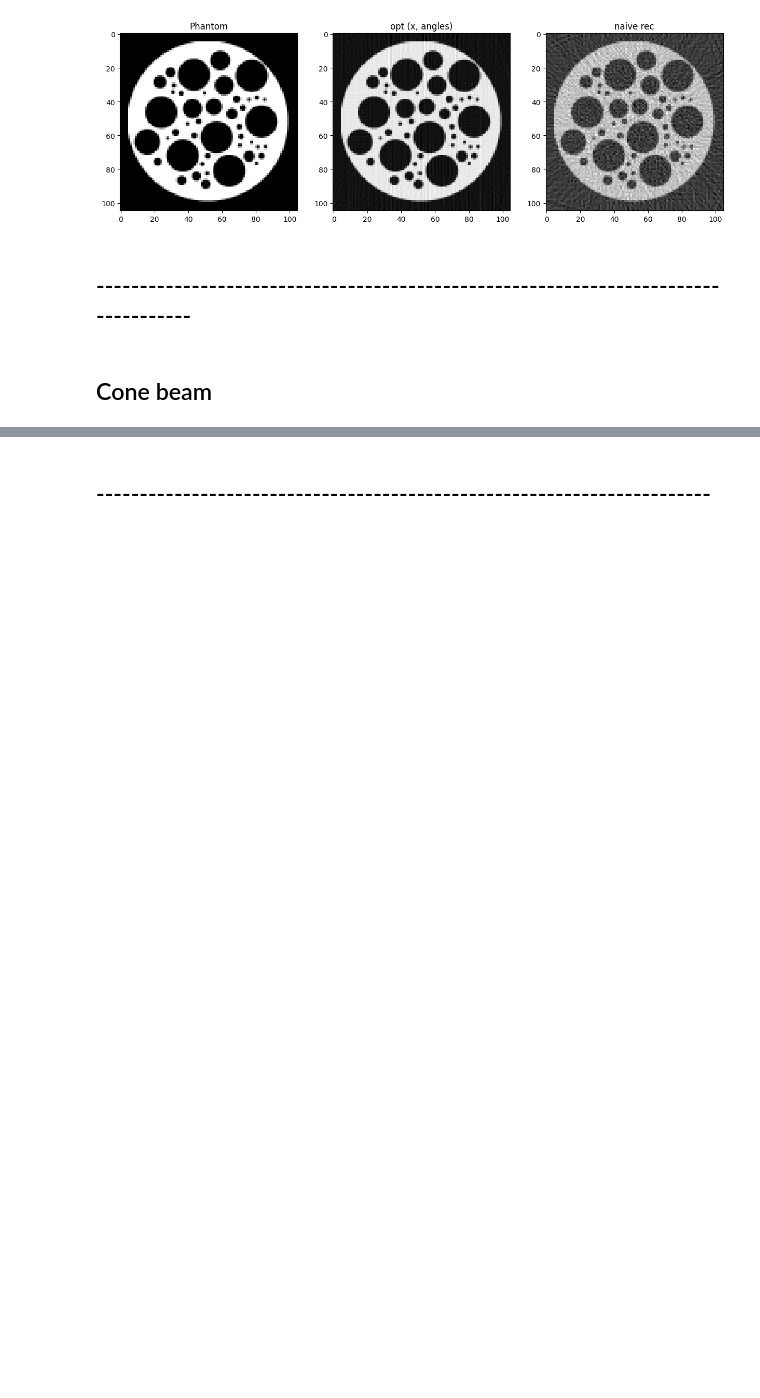
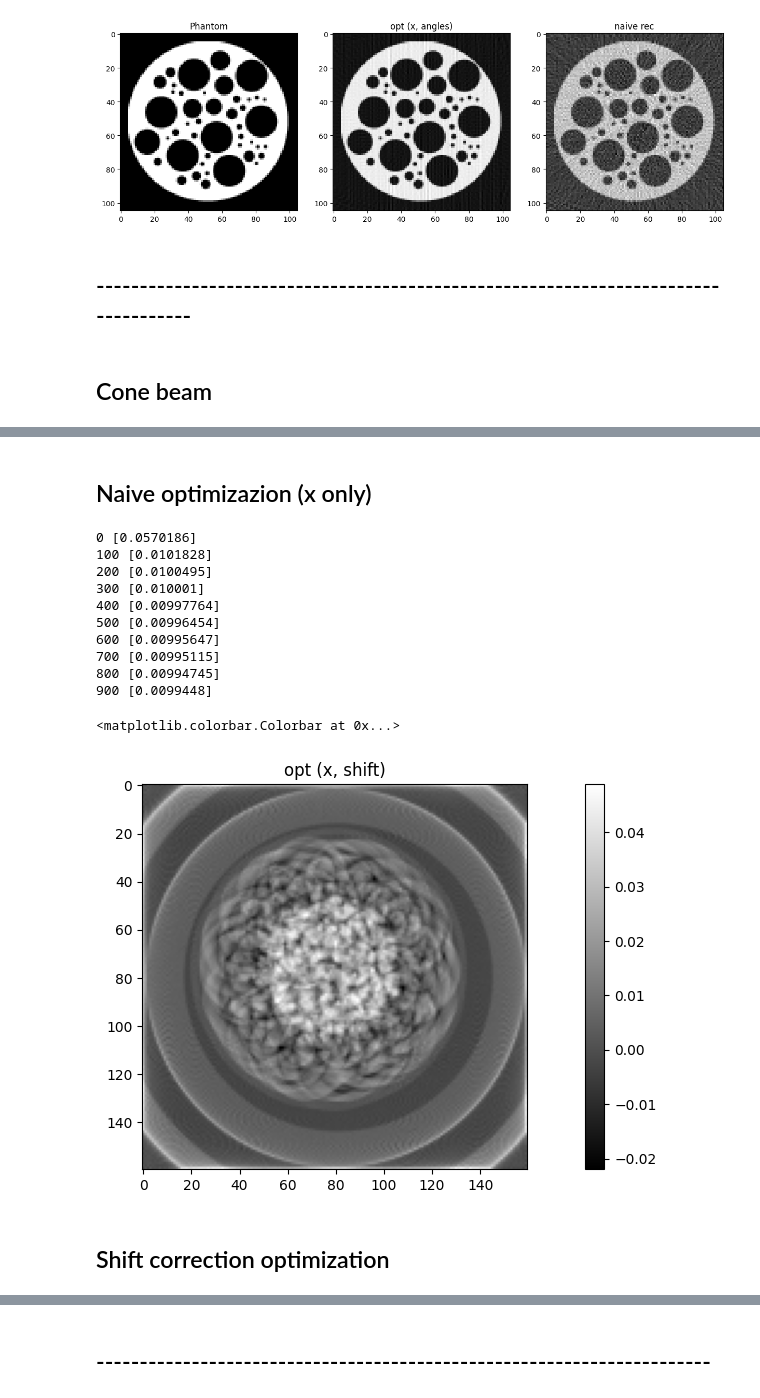
Before and after one commit to SepandKashani/xrt_toolkit, a Jupyter notebook: src/calibration.ipynb, the cells around one changed output, grey strips where cells are left out. Cells and saved outputs as stored; diff of their text form; code cells hidden in the pictures; blank space fills up the shorter version.

```diff
--- a/src/calibration.ipynb
+++ b/src/calibration.ipynb
@@ -264,7 +265,7 @@ for i in range(500):
     l = loss(x)
     dr.backward(scaler.scale(l))
     scaler.step(opt)
-    if i % 1 == 0:
+    if i % 100 == 0:
         print(i, l)
 
 x_sol = opt['x']
@@ -334,7 +324,8 @@ for i in range(500):
     l = loss(x, ang)
     dr.backward(scaler.scale(l))
     scaler.step(opt)
-    print(i, l, 0.5*dr.sum((angles - ang)**2))
+    if i % 100 == 0:
+        print(i, l, 0.5*dr.sum((angles - ang)**2))
 
 x_opt = opt['x']
 angles_opt = opt['v']
@@ -398,8 +372,0 @@ sod= 96.4597 sdd= 765.755 v_shape= (640, 840, 640) v_pitch= (0.0319955, 0.031995
-# %%
-t_spec, n_spec = setOperator(sod, sdd, N_view, 1, N_w, v_pitch, rx_pitch, dws, shift_cor=shift_cor)
-t_spec = Array2f(t_spec.T)
-n_spec = Array2f(n_spec.T)
-ray_spec = (t_spec, n_spec)
-knot_spec = xtk.UniformSpec(start=(-(size * 1.**2)/2, -(size * 1.**2)/2), step=(1., 1.), num=(size, size))
-
-backproj_old = xtk.xrt_adjoint(ray_spec, knot_spec, 0, y_dr)
@@ -543,3 +470,52 @@ tensor([0.], device='cuda:0')
+# %% [markdown]
+## Naive optimizazion (x only)
+# %%
+from drjit.opt import Adam, GradScaler, SGD
+from drjit.cuda.ad import Float32
+
+def loss(x_input):
+    t_spec_th, n_spec_th = setOperator_th(sod, sdd, N_view, 1, N_w, v_pitch, rx_pitch, dws, shift_cor=th.tensor([1.5],dtype=th.float32, device=device), dtype=th.float32, device=device)
+    ray_spec = (Array2f(t_spec_th), Array2f(n_spec_th))
+    r = xtk.xrt_apply(ray_spec, knot_spec, 0, x_input) - y_dr
+    return 0.5*dr.mean(r**2)
+
+x = dr.zeros_like(backproj_th)
+dr.enable_grad(x)
+
+# opt = Adam(lr=0., params={'x': x, 'v': shift})
+opt = SGD(lr=0., params={'x': x})
+scaler = GradScaler()
+
+opt.set_learning_rate({'x': 5}) # 5 for adam
+for i in range(1000):
+    x[:] = Float(opt['x'])
+    l = loss(x)
+    dr.backward(scaler.scale(l))
+    scaler.step(opt)
+    if i % 100 == 0:
+        print(i, l)
+
+x_opt = opt['x']
+
+plt.figure(figsize=(15,5))
+plt.imshow(th.asarray(x_opt).cpu().reshape((size//4, size//4)), cmap='gray')
+plt.title('opt (x, shift)')
+plt.colorbar()
+# %% [output]
+0 [0.0570186]
+100 [0.0101828]
+200 [0.0100495]
+300 [0.010001]
+400 [0.00997764]
+500 [0.00996454]
+600 [0.00995647]
+700 [0.00995115]
+800 [0.00994745]
+900 [0.0099448]
+<matplotlib.colorbar.Colorbar at 0x...>
+[figure, added]
+# %% [markdown]
+## Shift correction optimization
 # %%
 from drjit.opt import Adam, GradScaler, SGD
 from drjit.cuda.ad import Float32
```
Also changed, not shown: parts of 32 cells of this notebook.
